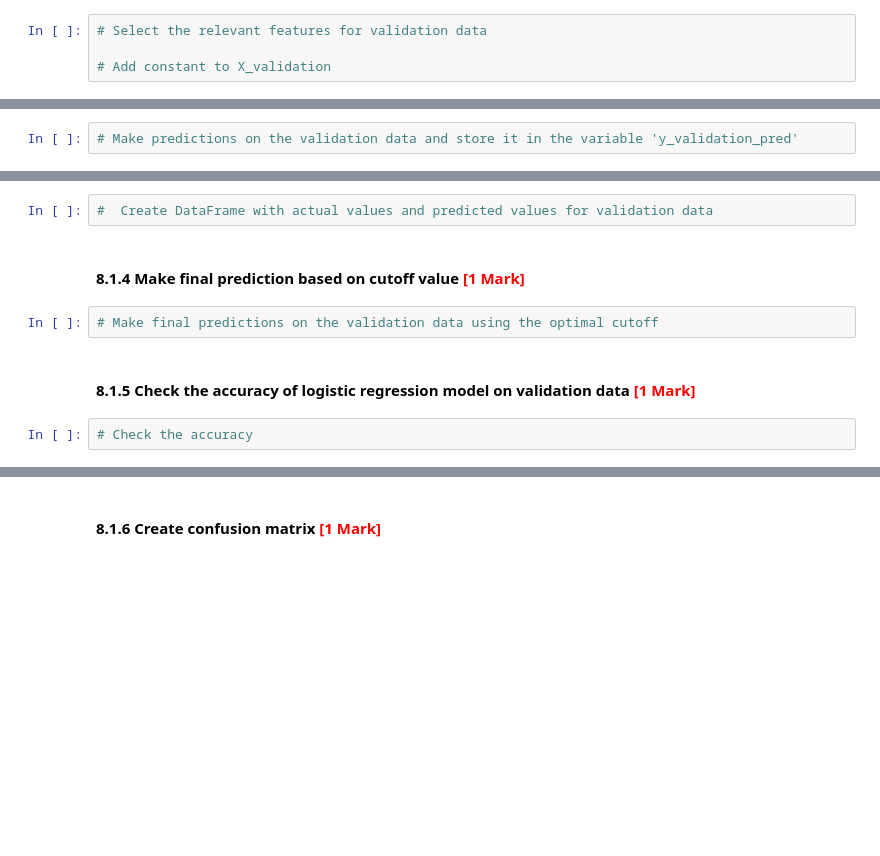
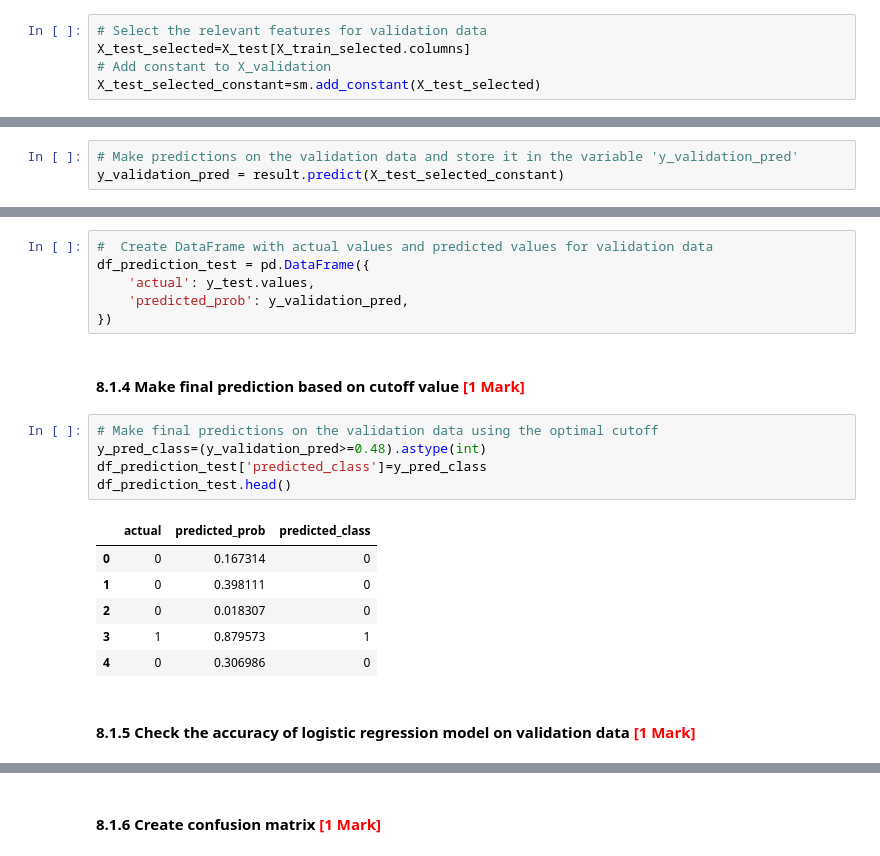
Before and after one commit to sunilkumarrudragada/Fraudulent_Claim_Detection, a Jupyter notebook: fraudulent_Claim_Detection.ipynb, the cells around one changed output, grey strips where cells are left out. Saved outputs shown, nothing was run; the diff lists cells and outputs as text; blank space fills up the shorter version.

```diff
--- a/fraudulent_Claim_Detection.ipynb
+++ b/fraudulent_Claim_Detection.ipynb
@@ -1638,21 +2319,35 @@ Use the model from the previous step to make predictions on the validation data
 #### **8.1.1** Select relevant features for validation data and add constant <font color="red">[1 Mark]</font>
 # %%
 # Select the relevant features for validation data
-
+X_test_selected=X_test[X_train_selected.columns]
 # Add constant to X_validation
+X_test_selected_constant=sm.add_constant(X_test_selected)
 # %% [markdown]
 #### **8.1.2** Make predictions over validation data <font color="red">[1 Mark]</font>
 # %%
 # Make predictions on the validation data and store it in the variable 'y_validation_pred'
+y_validation_pred = result.predict(X_test_selected_constant)
 # %% [markdown]
 #### **8.1.3** Create DataFrame with actual values and predicted values for validation data <font color="red">[2 Marks]</font>
 # %%
 #  Create DataFrame with actual values and predicted values for validation data
+df_prediction_test = pd.DataFrame({
+    'actual': y_test.values,
+    'predicted_prob': y_validation_pred,
+})
 # %% [markdown]
 #### **8.1.4** Make final prediction based on cutoff value <font color="red">[1 Mark]</font>
 # %%
 # Make final predictions on the validation data using the optimal cutoff
+y_pred_class=(y_validation_pred>=0.48).astype(int)
+df_prediction_test['predicted_class']=y_pred_class
+df_prediction_test.head()
+# %% [output]
+|  | actual | predicted_prob | predicted_class |
+| 0 | 0 | 0.167314 | 0 |
+| 1 | 0 | 0.398111 | 0 |
+| 2 | 0 | 0.018307 | 0 |
+| 3 | 1 | 0.879573 | 1 |
+| 4 | 0 | 0.306986 | 0 |
 # %% [markdown]
 #### **8.1.5** Check the accuracy of logistic regression model on validation data <font color="red">[1 Mark]</font>
-# %%
-# Check the accuracy
```
Also changed, not shown: parts of 72 cells of this notebook.
